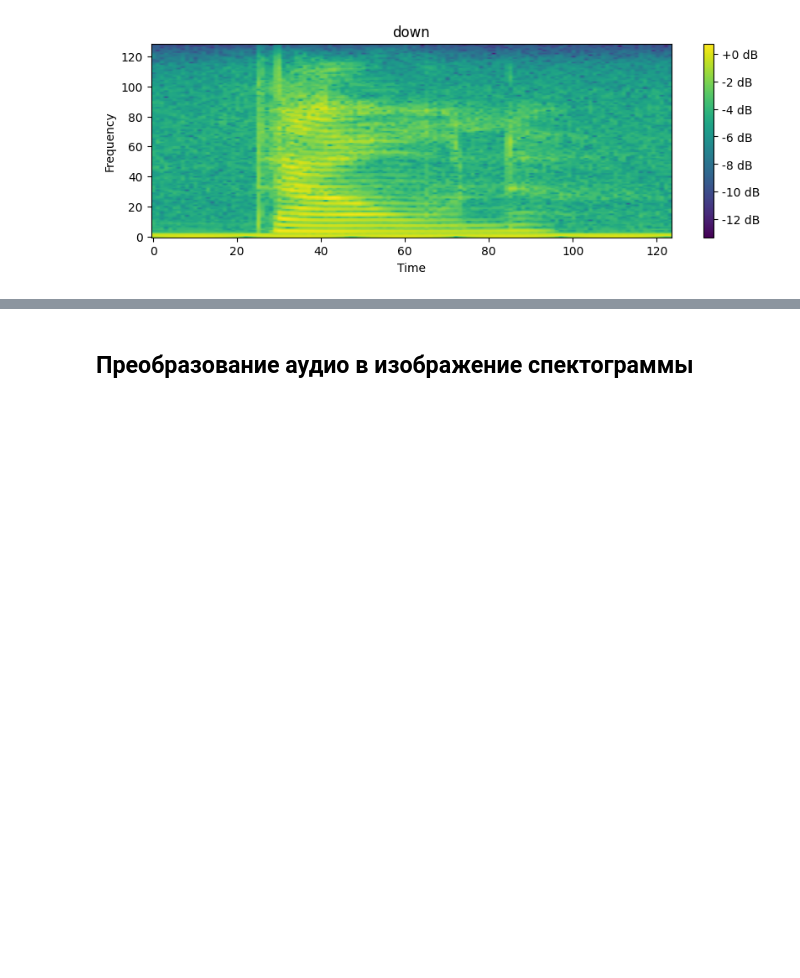
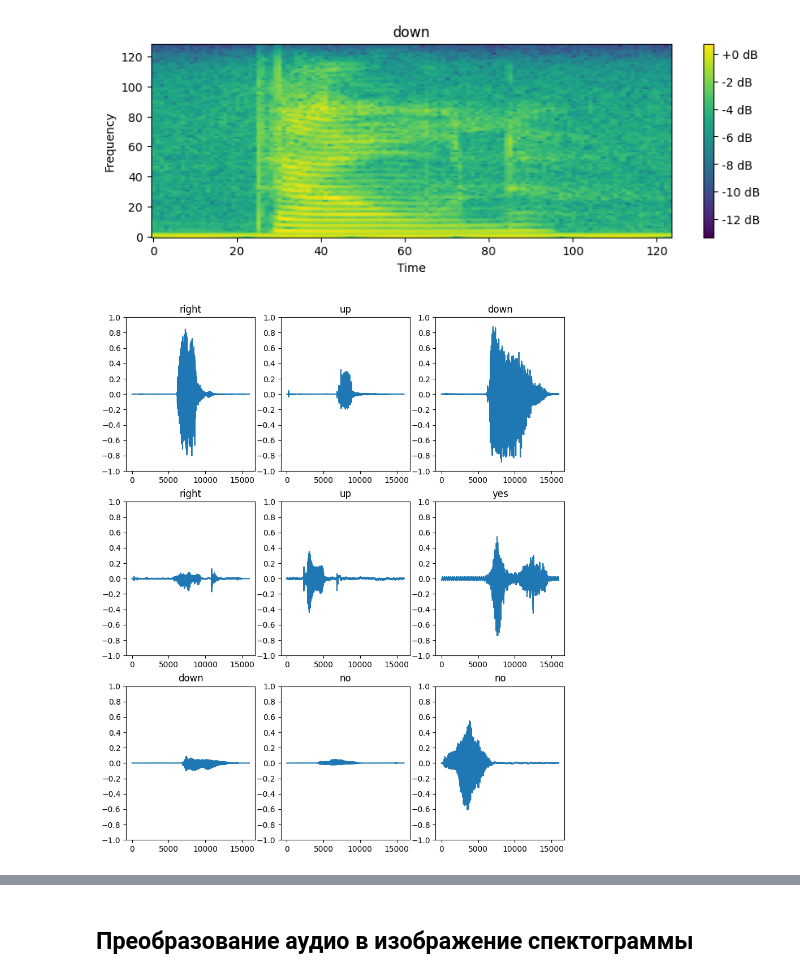
Before and after one commit to ParkhomenkoDV/commands_recognition, a Jupyter notebook: commands_recognition.ipynb, the cells around one changed output, grey strips where cells are left out. Saved outputs shown, nothing was run; the diff lists cells and outputs as text; code cells hidden in the pictures; blank space fills up the shorter version.

```diff
--- a/commands_recognition.ipynb
+++ b/commands_recognition.ipynb
@@ -102,3 +113,23 @@ def plot_spectrogram(spectrogram, label):
 plot_spectrogram(get_spectrogram(audio[0]), label_names[label[0]])
 # %% [output]
 [figure]
+# %%
+rows, cols = 3, 3
+
+audio, label = next(iter(training_set))
+
+fig, axes = plt.subplots(rows, cols, figsize=(10, 12))
+
+for i, (audio, label) in enumerate(zip(audio, label)):
+  if i == rows * cols: break
+  r = i // cols
+  c = i % cols
+  ax = axes[r][c]
+  ax.plot(audio)
+  ax.set_yticks(np.linspace(-1, 1, 10+1))
+  label = label_names[label]
+  ax.set_title(label)
+
+plt.show()
+# %% [output]
+[figure, added]
```
Also changed, not shown: parts of 16 cells of this notebook.
